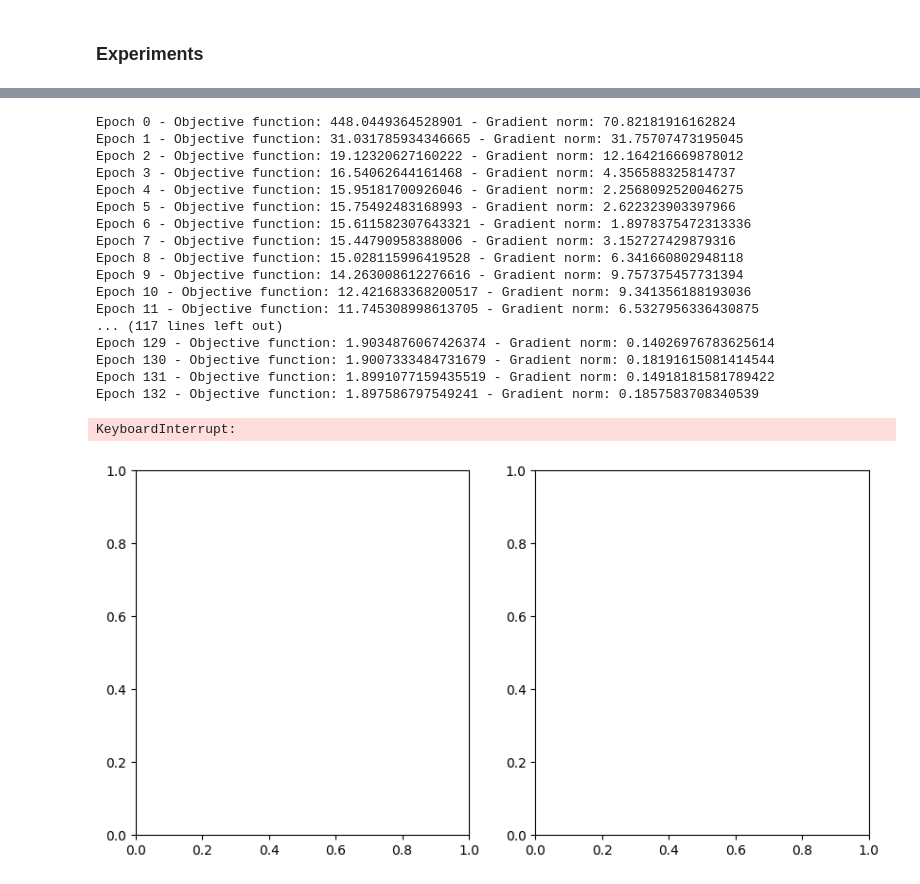
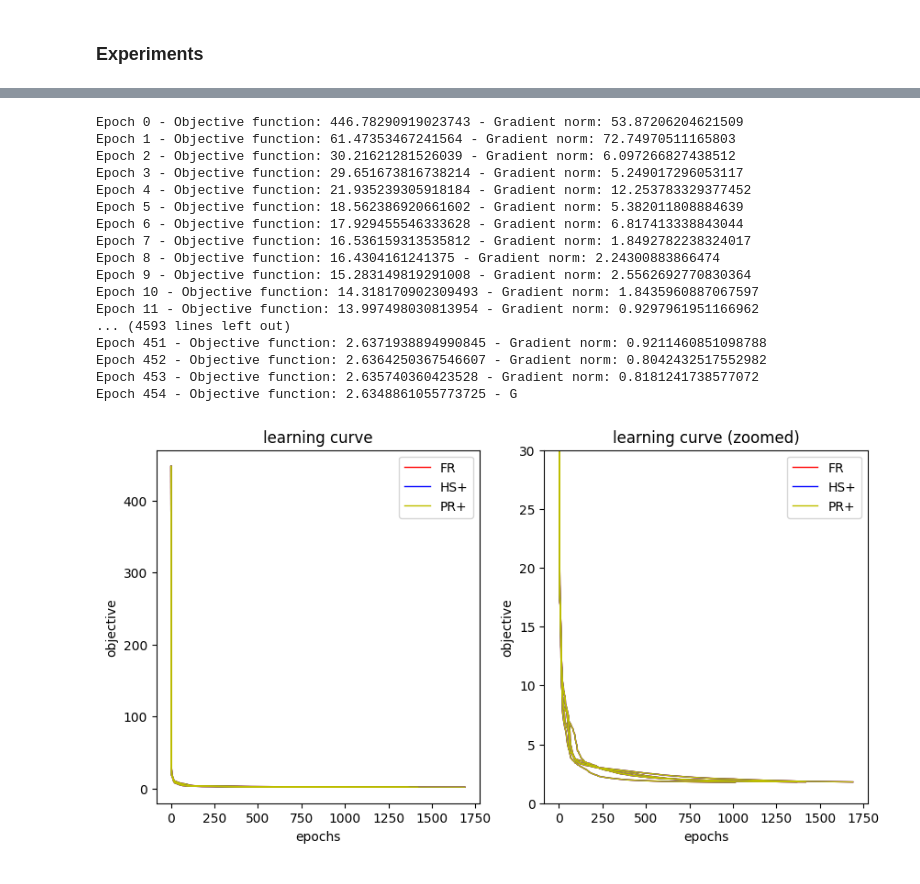
Before and after one commit to DreRnc/HBG-CG_Analysis, a Jupyter notebook: Code/Experiments.ipynb, the cells around one changed output, grey strips where cells are left out. Saved outputs shown, nothing was run; the diff lists cells and outputs as text; code cells hidden in the pictures.

```diff
--- a/Code/Experiments.ipynb
+++ b/Code/Experiments.ipynb
@@ -105,10 +114,10 @@ regularization = 'l2'
 stopping_criterion = 'obj_tol'
 verbose = False
 
-early_stopping = EarlyStopping()
+early_stopping = EarlyStopping(mode = "obj_tol")
 
 mlp_shallow = MLP([20], 9, 2, task = "regression", activation_function = 'sigm')
-mlp_deep = MLP([20, 40, 20], 9, 2, task = "regression", activation_function = 'sigm')
+mlp_deep = MLP([60,10], 9, 2, task = "regression", activation_function = 'sigm')
 mlp_linear = MLP([20], 9, 2, task = "regression", activation_function = 'id')
 
 optimizer = HBG(loss = loss, regularization_function = regularization, stopping_criterion = stopping_criterion, early_stopping = early_stopping)
@@ -122,4 +131,5 @@ for mlp, alpha, beta in zip([mlp_shallow, mlp_deep, mlp_linear], [0.01, 0.05, 0.
         optimizer.fit_model(X_train, y_train)
         ax.plot(optimizer.obj_history, label = 'HBG objective function')
         print(np.min(optimizer.obj_history))
+        print(optimizer.n_forward_backward)
 # %% [output]
@@ -142,60 +240,61 @@ regularization = 'l2'
 stopping_criterion = 'obj_tol'
 verbose = True
 
-early_stopping = EarlyStopping()
+early_stopping = EarlyStopping(mode = "obj_tol")
 
 mlp_shallow = MLP([20], 9, 2, task = "regression", activation_function = 'sigm')
-mlp_deep = MLP([20, 40, 20], 9, 2, task = "regression", activation_function = 'sigm')
+mlp_deep = MLP([60, 10], 9, 2, task = "regression", activation_function = 'sigm')
 mlp_linear = MLP([20], 9, 2, task = "regression", activation_function = 'id')
 
-optimizer = CG(loss, regularization, stopping_criterion, early_stopping)
-beta_color = {'FR' : 'r', 'HS+' : 'b', 'PR+' : 'y'}
+beta_color = {'FR' : 'r', 'HS+' : 'b', 'PR+' : 'g'}
 
 for mlp in [mlp_shallow, mlp_deep, mlp_linear]:
 
     fig, ax = plt.subplots(1,2, figsize = (10,5))
 
     for beta in ['FR', 'HS+', 'PR+']:
 
         for i in range(5):
 
-            mlp.initialize()
-            optimizer.initialize(mlp, beta_type = beta, stopping_value = 1e-3, alpha_l2 = alpha_l2, verbose = verbose)
+            mlp.initialize(random_seed=i)
+            optimizer = CG(loss, regularization, stopping_criterion, early_stopping)
+            optimizer.initialize(mlp, stopping_value = 1e-3, batch_size = -1, alpha_l1 = 0, alpha_l2 = alpha_l2, verbose = verbose,
+                   beta_type = beta, m1 = 0.25, m2 = 0.4, MaxFeval = 100, tau = 0.5, delta = 1e-12, eps = 1e-6, sfgrd = 0.2)
             optimizer.fit_model(X_train, y_train)
             line, = ax[0].plot(optimizer.obj_history, beta_color[beta], linewidth = 1)
             line_zoom, = ax[1].plot(optimizer.obj_history, beta_color[beta], linewidth = 1)
-            if i == 1:
+            if i == 0:
                 line.set_label(beta)
                 line_zoom.set_label(beta)
             ax[1].set_ylim(0,30)
             print(np.min(optimizer.obj_history))
+            print(optimizer.n_forward_backward)
 
     ax[0].legend()
     ax[1].legend()
 
     ax[0].set_xlabel("epochs")
-    ax[0].set_ylabel("J")
+    ax[0].set_ylabel("objective")
     ax[0].set_title("learning curve")
     ax[1].set_xlabel("epochs")
-    ax[1].set_ylabel("J")
+    ax[1].set_ylabel("objective")
     ax[1].set_title("learning curve (zoomed)")
 # %% [output]
-Epoch 0 - Objective function: 448.0449364528901 - Gradient norm: 70.82181916162824
-Epoch 1 - Objective function: 31.031785934346665 - Gradient norm: 31.75707473195045
-Epoch 2 - Objective function: 19.12320627160222 - Gradient norm: 12.164216669878012
-Epoch 3 - Objective function: 16.54062644161468 - Gradient norm: 4.356588325814737
-Epoch 4 - Objective function: 15.95181700926046 - Gradient norm: 2.2568092520046275
-Epoch 5 - Objective function: 15.75492483168993 - Gradient norm: 2.622323903397966
-Epoch 6 - Objective function: 15.611582307643321 - Gradient norm: 1.8978375472313336
-Epoch 7 - Objective function: 15.44790958388006 - Gradient norm: 3.152727429879316
-Epoch 8 - Objective function: 15.028115996419528 - Gradient norm: 6.341660802948118
-Epoch 9 - Objective function: 14.263008612276616 - Gradient norm: 9.757375457731394
-Epoch 10 - Objective function: 12.421683368200517 - Gradient norm: 9.341356188193036
-Epoch 11 - Objective function: 11.745308998613705 - Gradient norm: 6.5327956336430875
-... (117 lines left out)
-Epoch 129 - Objective function: 1.9034876067426374 - Gradient norm: 0.14026976783625614
-Epoch 130 - Objective function: 1.9007333484731679 - Gradient norm: 0.18191615081414544
-Epoch 131 - Objective function: 1.8991077159435519 - Gradient norm: 0.14918181581789422
-Epoch 132 - Objective function: 1.897586797549241 - Gradient norm: 0.1857583708340539
+Epoch 0 - Objective function: 446.78290919023743 - Gradient norm: 53.87206204621509
+Epoch 1 - Objective function: 61.47353467241564 - Gradient norm: 72.74970511165803
+Epoch 2 - Objective function: 30.21621281526039 - Gradient norm: 6.097266827438512
+Epoch 3 - Objective function: 29.651673816738214 - Gradient norm: 5.249017296053117
+Epoch 4 - Objective function: 21.935239305918184 - Gradient norm: 12.253783329377452
+Epoch 5 - Objective function: 18.562386920661602 - Gradient norm: 5.382011808884639
+Epoch 6 - Objective function: 17.929455546333628 - Gradient norm: 6.817413338843044
+Epoch 7 - Objective function: 16.536159313535812 - Gradient norm: 1.8492782238324017
+Epoch 8 - Objective function: 16.4304161241375 - Gradient norm: 2.24300883866474
+Epoch 9 - Objective function: 15.283149819291008 - Gradient norm: 2.5562692770830364
+Epoch 10 - Objective function: 14.318170902309493 - Gradient norm: 1.8435960887067597
+Epoch 11 - Objective function: 13.997498030813954 - Gradient norm: 0.9297961951166962
+... (4593 lines left out)
+Epoch 451 - Objective function: 2.6371938894990845 - Gradient norm: 0.9211460851098788
+Epoch 452 - Objective function: 2.6364250367546607 - Gradient norm: 0.8042432517552982
+Epoch 453 - Objective function: 2.635740360423528 - Gradient norm: 0.8181241738577072
+Epoch 454 - Objective function: 2.6348861055773725 - G
-KeyboardInterrupt:
-[figure, old version]
+[figure, new version]
```
Also changed, not shown: parts of 4 cells of this notebook, 9 other files.
